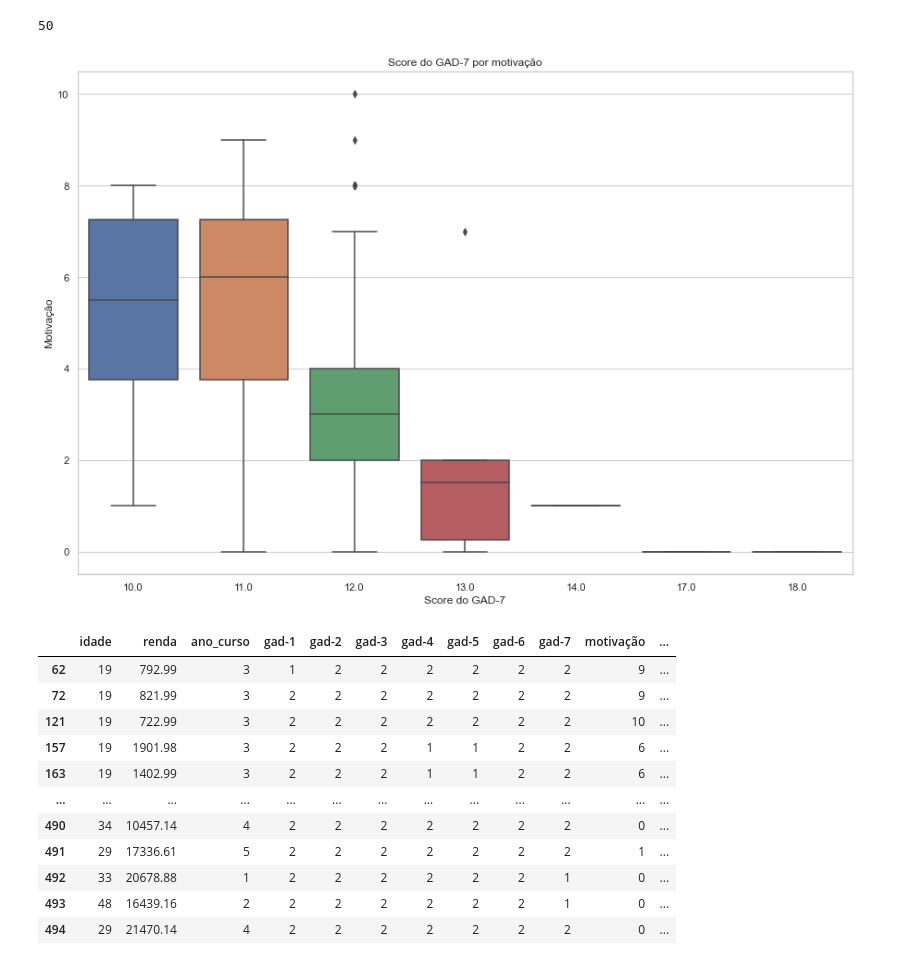
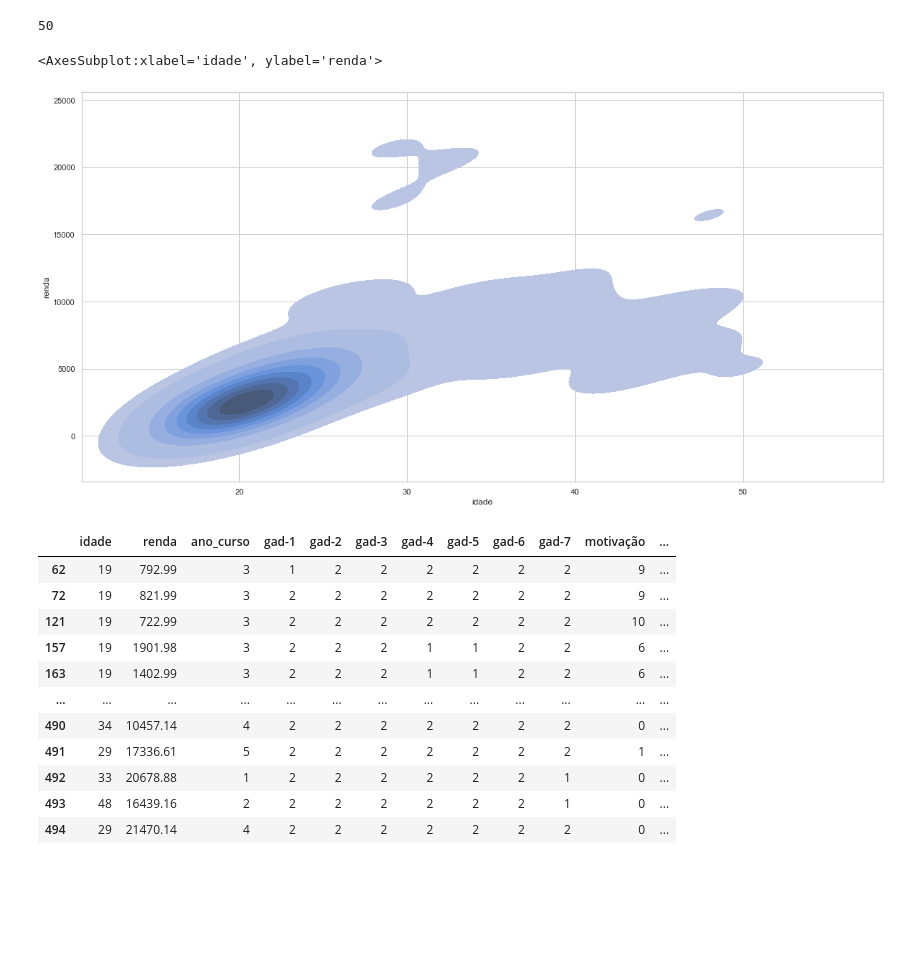
Before and after one commit to andretakeo/Projeto2_03-2023, a Jupyter notebook: Projeto #02.ipynb, the cells around one changed output. Drawn from its saved outputs; the diff is of its cells as text; code cells hidden in the pictures; blank space fills up the shorter version.

```diff
--- a/Projeto #02.ipynb
+++ b/Projeto #02.ipynb
@@ -319,16 +319,13 @@ df_normalizado
 max(df.idade)
 # %% [output]
 50
-# %%
-sns.set_style("whitegrid")
-plt.figure(figsize=(15, 10))
-sns.boxplot(data=df, x="total score", y="motivação")
-plt.title('Score do GAD-7 por motivação')
-plt.xlabel('Score do GAD-7')
-plt.ylabel('Motivação')
-plt.show()
-# %% [output]
-[figure, removed]
+# %%
+sns.set_style("whitegrid")
+
+sns.kdeplot(data=df, x="idade", y="renda", fill=True, common_norm=True, alpha=1, linewidth=0)
+# %% [output]
+<AxesSubplot:xlabel='idade', ylabel='renda'>
+[figure, added]
 # %%
 df
 # %% [output]
```
Also changed, not shown: parts of 2 cells of this notebook.
